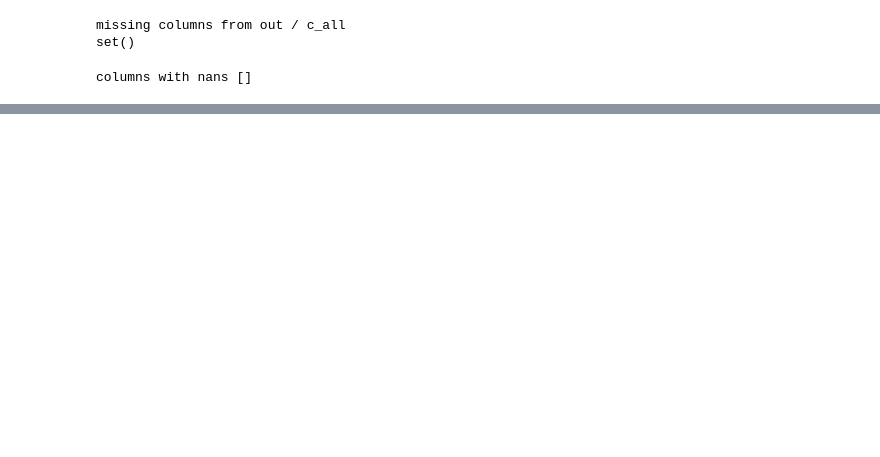
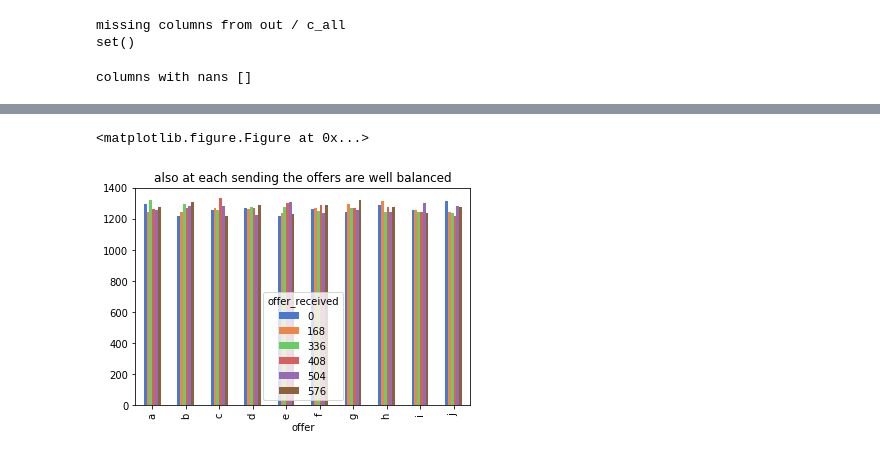
Before and after one commit to marco-bellini/Starbucks_capstone, a Jupyter notebook: 01_FE_EDA_offers.ipynb, the cells around one changed output, grey strips where cells are left out. Drawn from its saved outputs; the diff is of its cells as text; code cells hidden in the pictures; blank space fills up the shorter version.

```diff
--- a/01_FE_EDA_offers.ipynb
+++ b/01_FE_EDA_offers.ipynb
@@ -675,0 +188,7 @@ profile_all.income[profile_all.income<40000].hist(bins=100)
+# %%
+plt.figure(figsize=(14,5));
+out.groupby(by=['offer','offer_received'])['received'].count().unstack().plot(kind='bar');
+plt.title('also at each sending the offers are well balanced');
+# %% [output]
+<matplotlib.figure.Figure at 0x...>
+[figure, added]
```
Also changed, not shown: parts of 106 cells of this notebook, 3 other files.
